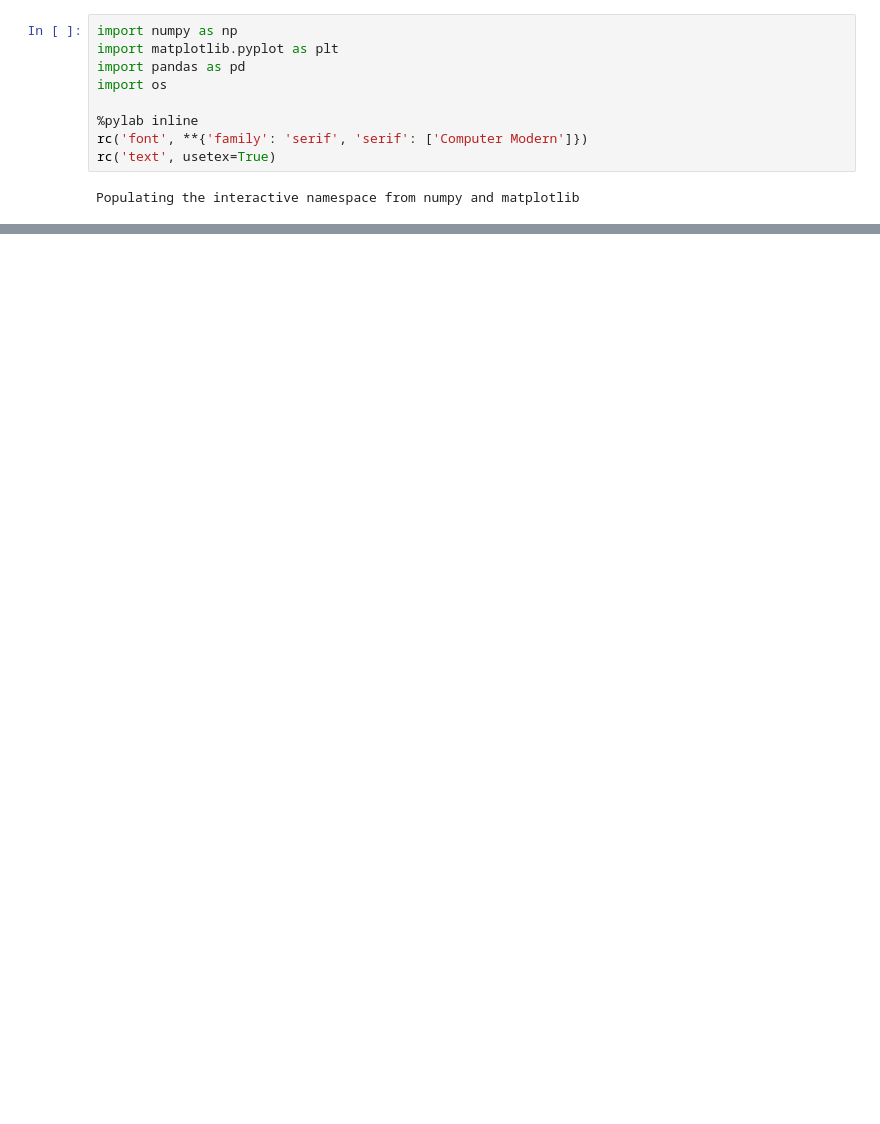
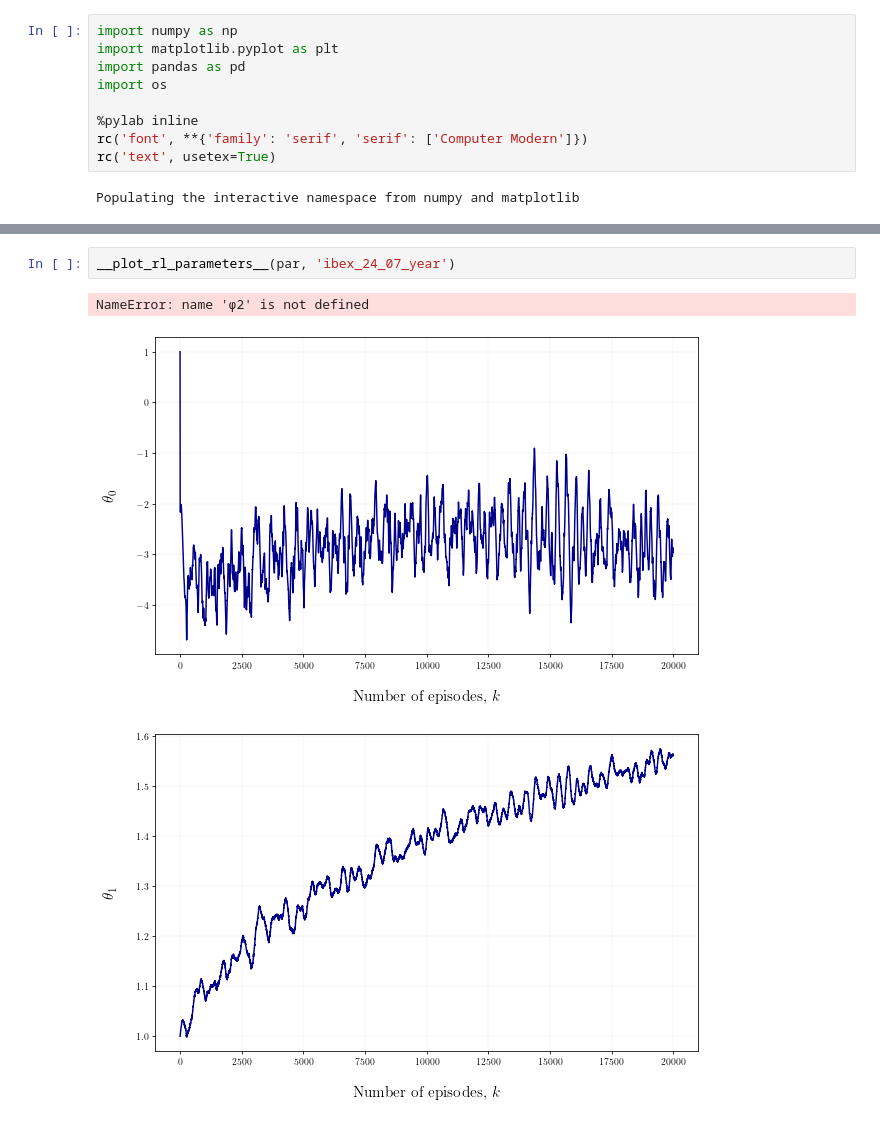
Before and after one commit to r-uben/dissertation-codes, a Jupyter notebook: emv-algorithm/emv_plots.ipynb, the cells around one changed output, grey strips where cells are left out. Cells and saved outputs as stored; diff of their text form; blank space fills up the shorter version.

```diff
--- a/emv-algorithm/emv_plots.ipynb
+++ b/emv-algorithm/emv_plots.ipynb
@@ -165,0 +263,6 @@ The PostScript backend does not support transparency; partially transparent arti
+# %%
+__plot_rl_parameters__(par, 'ibex_24_07_year')
+# %% [output]
+NameError: name 'φ2' is not defined
+[figure, added]
+[figure, added]
```
Also changed, not shown: parts of 16 cells of this notebook, 33 other files.
